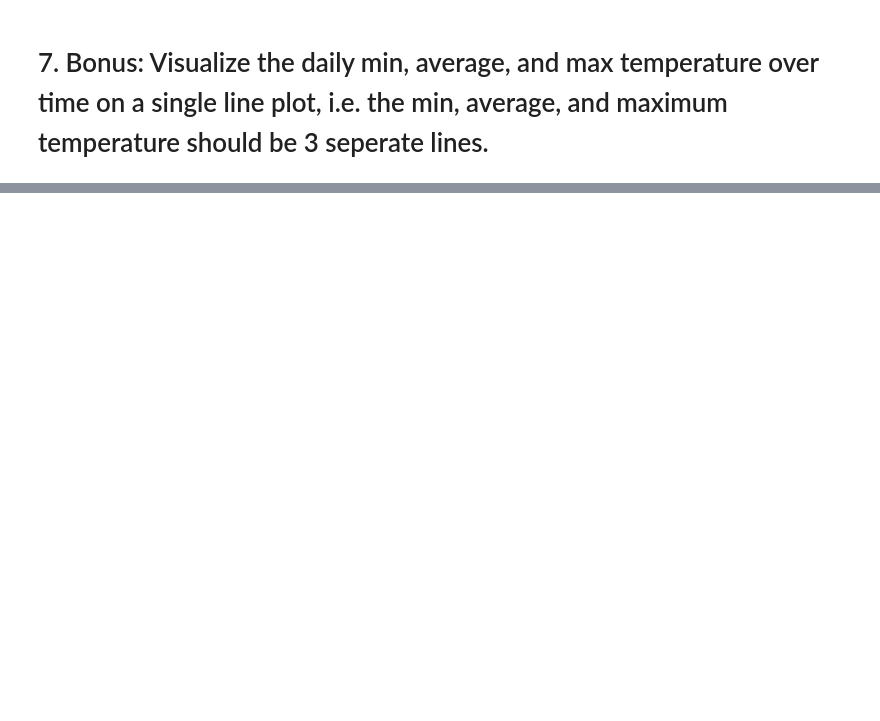
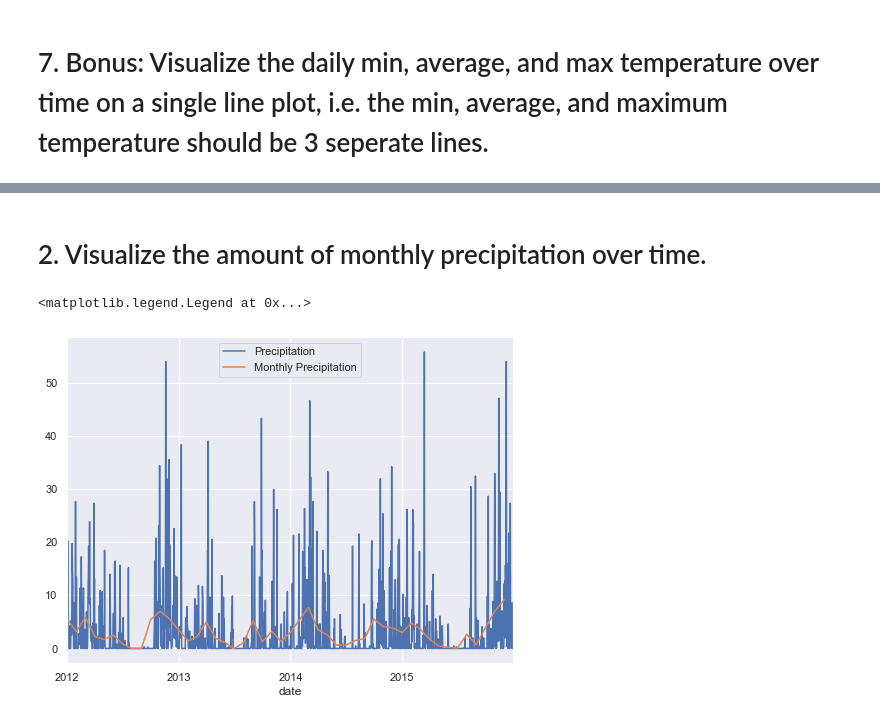
Before and after one commit to LinhQuach13/time-series-exercises, a Jupyter notebook: working_with_time_series.ipynb, the cells around one changed output, grey strips where cells are left out. Drawn from its saved outputs; the diff is of its cells as text; code cells hidden in the pictures; blank space fills up the shorter version.

```diff
--- a/working_with_time_series.ipynb
+++ b/working_with_time_series.ipynb
@@ -174,0 +199,4 @@ seattle_df= data.seattle_weather()
+# %%
+# Step 2 and 3 combined: Set 'Date' column as Index and sort the index:
+
+seattle_df = seattle_df.set_index('date').sort_index()
@@ -174,0 +214,10 @@ seattle_df= data.seattle_weather()
+# %% [markdown]
+# 2. Visualize the amount of monthly precipitation over time.
+# %%
+# Visualize with raw precipitation data
+seattle_df.precipitation.plot(label= 'Precipitation')
+seattle_df.resample('M').mean().precipitation.plot(label= 'Monthly Precipitation')
+plt.legend()
+# %% [output]
+<matplotlib.legend.Legend at 0x...>
+[figure, added]
```
Also changed, not shown: parts of 54 cells of this notebook.
